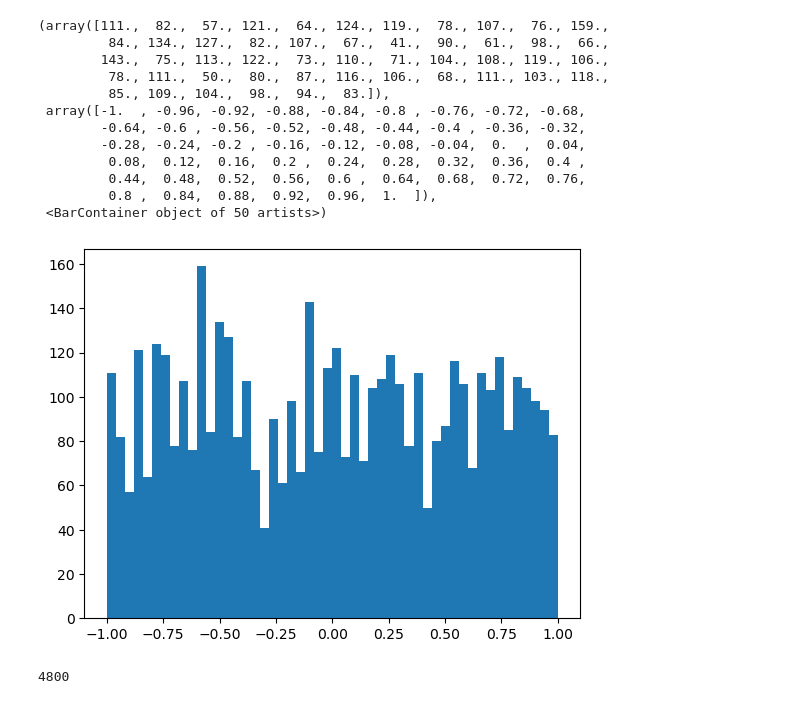
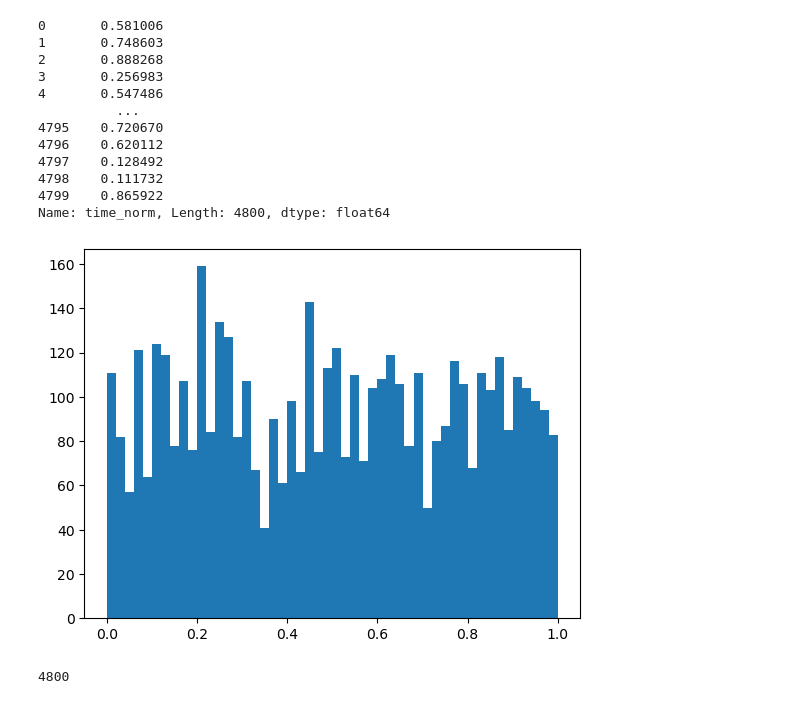
Before and after one commit to quentinchichery/hackathon-peren-2022, a Jupyter notebook: 01-exploration.ipynb, the cells around one changed output. Saved outputs shown, nothing was run; the diff lists cells and outputs as text; code cells hidden in the pictures.

```diff
--- a/01-exploration.ipynb
+++ b/01-exploration.ipynb
@@ -11,36 +11,36 @@ df.head()
 | 3 | 284884a2-55e5-c1d9-b036-4ad9ee5be9b9 | 48.8504 | 2.2902 | 75015 | 48.8716 | 2.2811 | 75016 | 6 | ... |
 | 4 | a0ce5b5f-ca56-3921-f942-2f1efed97f9e | 48.8583 | 2.3894 | 75011 | 48.8623 | 2.3426 | 75001 | 2 | ... |
 # %%
-from datetime import datetime
+import datetime
 
-df['time_str'] = df[['hour', 'minute']].astype(str).apply(':'.join, axis=1)
-df['time_obj'] = pd.to_datetime(df['time_obj'])
+df['time_obj'] = df.apply(lambda x: datetime.datetime(2000,1,1,x['hour'], x['minute']), axis=1)
 
-# plt.hist(df['time_obj'], bins=50)
+#plt.hist(df['time_obj'], bins=50)
 # %%
 
 max_a = df['time_obj'].max()
 min_a = df['time_obj'].min()
-min_norm = -1
+min_norm = 0
 max_norm =1
 df['time_norm'] = (df['time_obj']- min_a) *(max_norm - min_norm) / (max_a-min_a) + min_norm
 df['time_norm']
 
 plt.hist(df['time_norm'], bins=50)
+print(df['time_norm'])
 # %% [output]
-(array([111.,  82.,  57., 121.,  64., 124., 119.,  78., 107.,  76., 159.,
-         84., 134., 127.,  82., 107.,  67.,  41.,  90.,  61.,  98.,  66.,
-        143.,  75., 113., 122.,  73., 110.,  71., 104., 108., 119., 106.,
-         78., 111.,  50.,  80.,  87., 116., 106.,  68., 111., 103., 118.,
-         85., 109., 104.,  98.,  94.,  83.]),
- array([-1.  , -0.96, -0.92, -0.88, -0.84, -0.8 , -0.76, -0.72, -0.68,
-        -0.64, -0.6 , -0.56, -0.52, -0.48, -0.44, -0.4 , -0.36, -0.32,
-        -0.28, -0.24, -0.2 , -0.16, -0.12, -0.08, -0.04,  0.  ,  0.04,
-         0.08,  0.12,  0.16,  0.2 ,  0.24,  0.28,  0.32,  0.36,  0.4 ,
-         0.44,  0.48,  0.52,  0.56,  0.6 ,  0.64,  0.68,  0.72,  0.76,
-         0.8 ,  0.84,  0.88,  0.92,  0.96,  1.  ]),
- <BarContainer object of 50 artists>)
+0       0.581006
+1       0.748603
+2       0.888268
+3       0.256983
+4       0.547486
+          ...
+4795    0.720670
+4796    0.620112
+4797    0.128492
+4798    0.111732
+4799    0.865922
+Name: time_norm, Length: 4800, dtype: float64
-[figure, old version]
+[figure, new version]
 # %%
 import matplotlib.pyplot as plt
 
```
Also changed, not shown: parts of 5 cells of this notebook.
